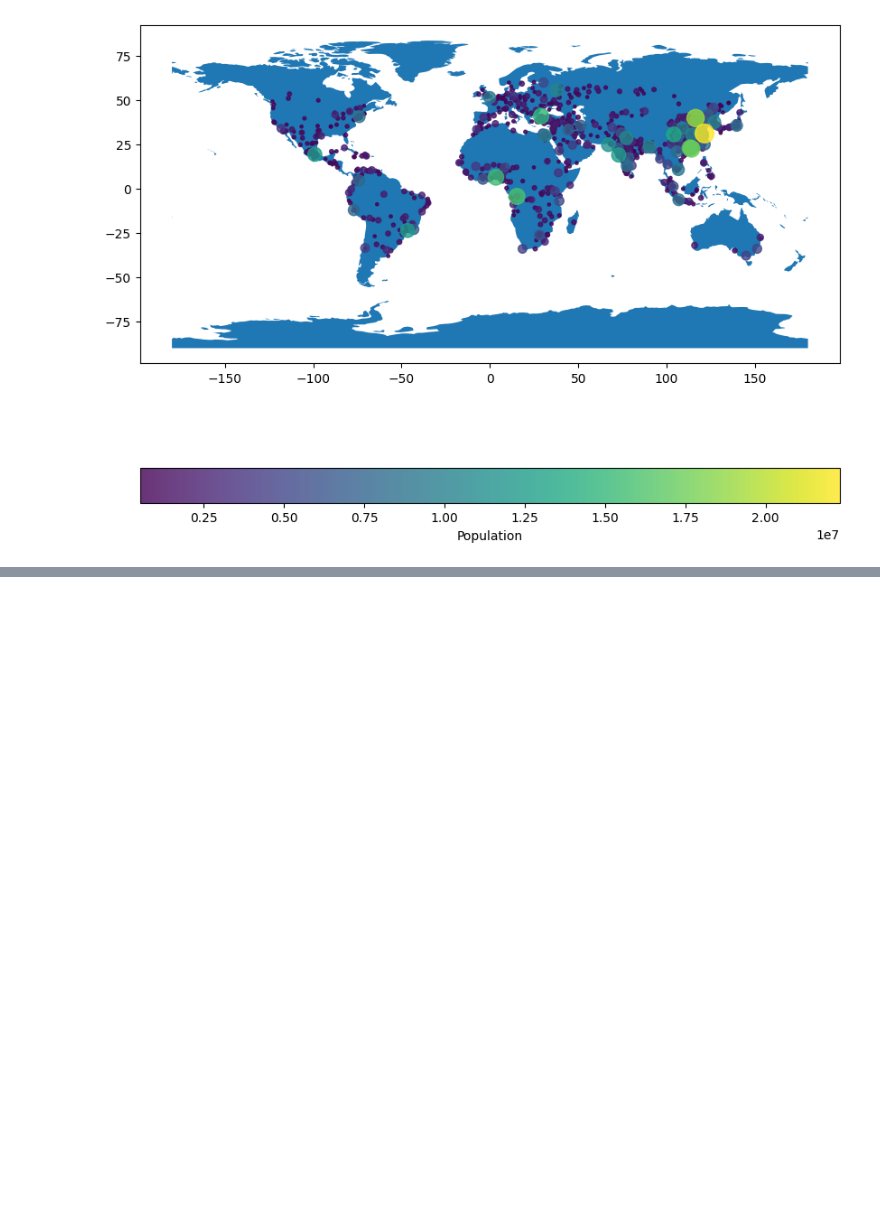
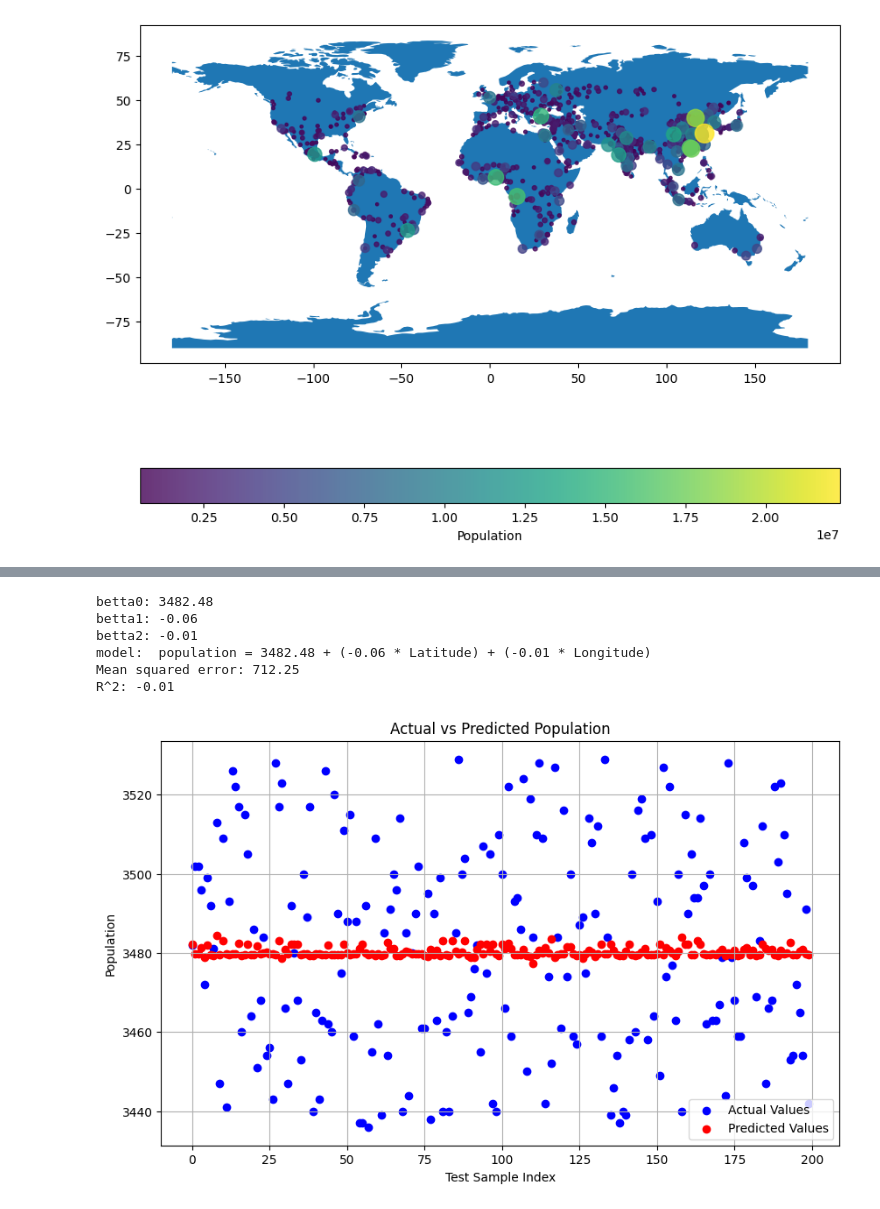
Before and after one commit to varushchi/data_analysis_python, a Jupyter notebook: kursach/main.ipynb, the cells around one changed output, grey strips where cells are left out. Cells and saved outputs as stored; diff of their text form; code cells hidden in the pictures; blank space fills up the shorter version.

```diff
--- a/kursach/main.ipynb
+++ b/kursach/main.ipynb
@@ -92,0 +132,37 @@ plt.show()
+# %%
+# get 1000 middle places
+
+df = myDf.iloc[len(myDf) // 2 - 500 : len(myDf) // 2 + 500]
+
+X_train, X_test, y_train, y_test = train_test_split(df[['Latitude', 'Longitude']], df['Population'], test_size=0.2, random_state=42)
+
+model = LinearRegression()
+model.fit(X_train, y_train)
+
+y_pred = model.predict(X_test)
+
+print('betta0: %.2f' % model.intercept_)
+print('betta1: %.2f' %model.coef_[0])
+print('betta2: %.2f' %model.coef_[1])
+print('model: ', f'population = {model.intercept_:.2f} + ({model.coef_[0]:.2f} * Latitude) + ({model.coef_[1]:.2f} * Longitude)')
+print('Mean squared error: %.2f' % mean_squared_error(y_test, y_pred))
+print('R^2: %.2f' % r2_score(y_test, y_pred))
+# %% [output]
+betta0: 3482.48
+betta1: -0.06
+betta2: -0.01
+model:  population = 3482.48 + (-0.06 * Latitude) + (-0.01 * Longitude)
+Mean squared error: 712.25
+R^2: -0.01
+# %%
+plt.figure(figsize=(10, 6))
+plt.scatter(range(len(y_test)), y_test, color='blue', label='Actual Values')
+plt.scatter(range(len(y_pred)), y_pred, color='red', label='Predicted Values')
+plt.xlabel('Test Sample Index')
+plt.ylabel('Population')
+plt.title('Actual vs Predicted Population')
+plt.legend()
+plt.grid(True)
+plt.show()
+# %% [output]
+[figure, added]
```
Also changed, not shown: parts of 5 cells of this notebook.
